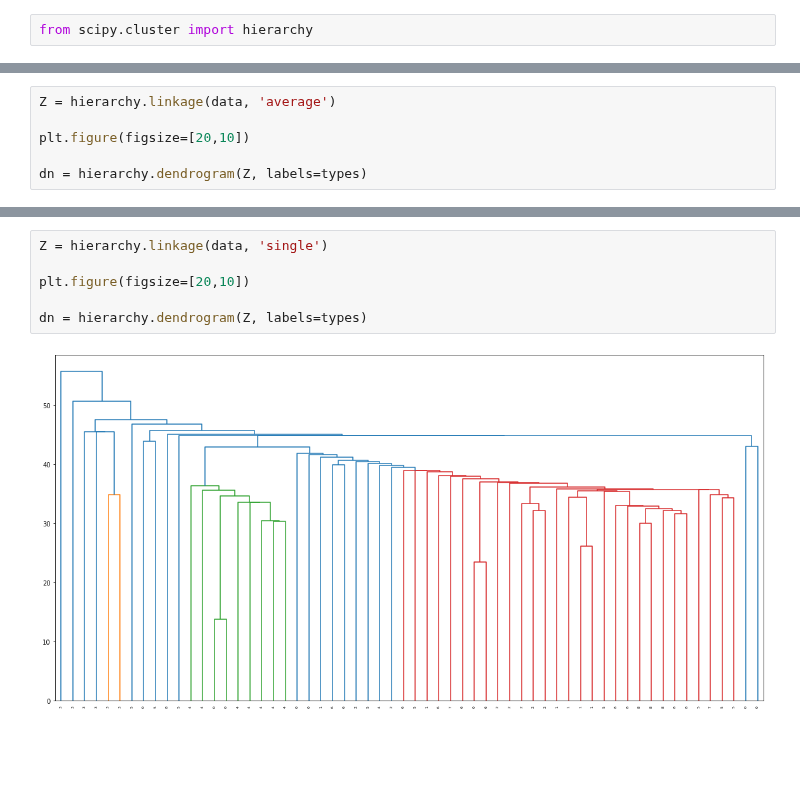
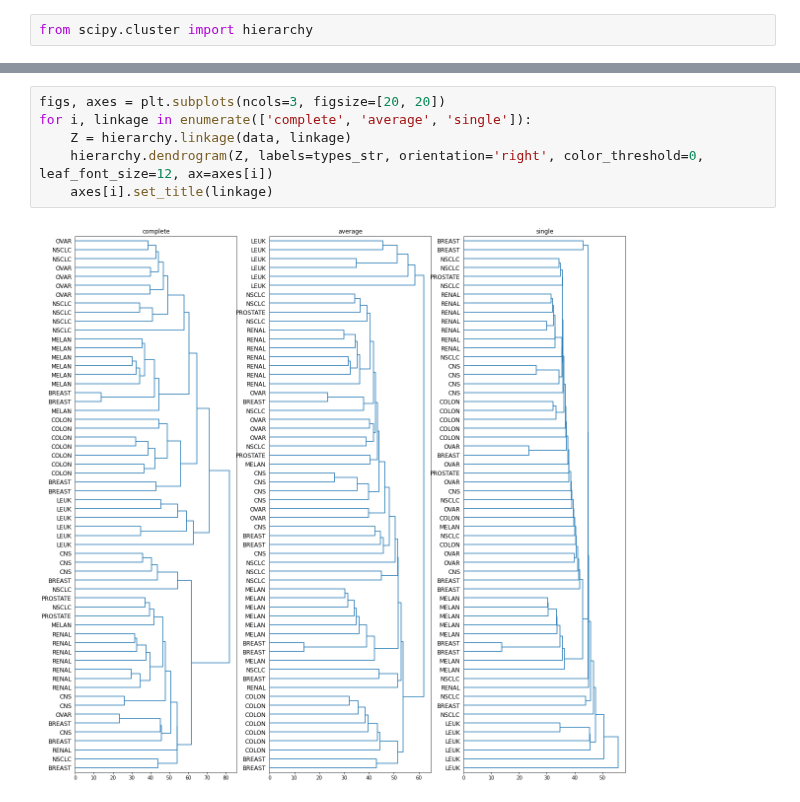
Before and after one commit to vivialprt/ISLR, a Jupyter notebook: Chapter10/Labs.ipynb, the cells around one changed output, grey strips where cells are left out. Drawn from its saved outputs; the diff is of its cells as text; blank space fills up the shorter version.

```diff
--- a/Chapter10/Labs.ipynb
+++ b/Chapter10/Labs.ipynb
@@ -257,6 +232,0 @@ dn = hierarchy.dendrogram(Z, labels=types)
-# %%
-Z = hierarchy.linkage(data, 'average')
-
-plt.figure(figsize=[20,10])
-
-dn = hierarchy.dendrogram(Z, labels=types)
@@ -265,8 +233,8 @@ dn = hierarchy.dendrogram(Z, labels=types)
-# %%
-Z = hierarchy.linkage(data, 'single')
-
-plt.figure(figsize=[20,10])
-
-dn = hierarchy.dendrogram(Z, labels=types)
-# %% [output]
-[figure, removed]
+# %%
+figs, axes = plt.subplots(ncols=3, figsize=[20, 20])
+for i, linkage in enumerate(['complete', 'average', 'single']):
+    Z = hierarchy.linkage(data, linkage)
+    hierarchy.dendrogram(Z, labels=types_str, orientation='right', color_threshold=0, leaf_font_size=12, ax=axes[i])
+    axes[i].set_title(linkage)
+# %% [output]
+[figure, added]
```
Also changed, not shown: parts of 11 cells of this notebook, 1 other file.
